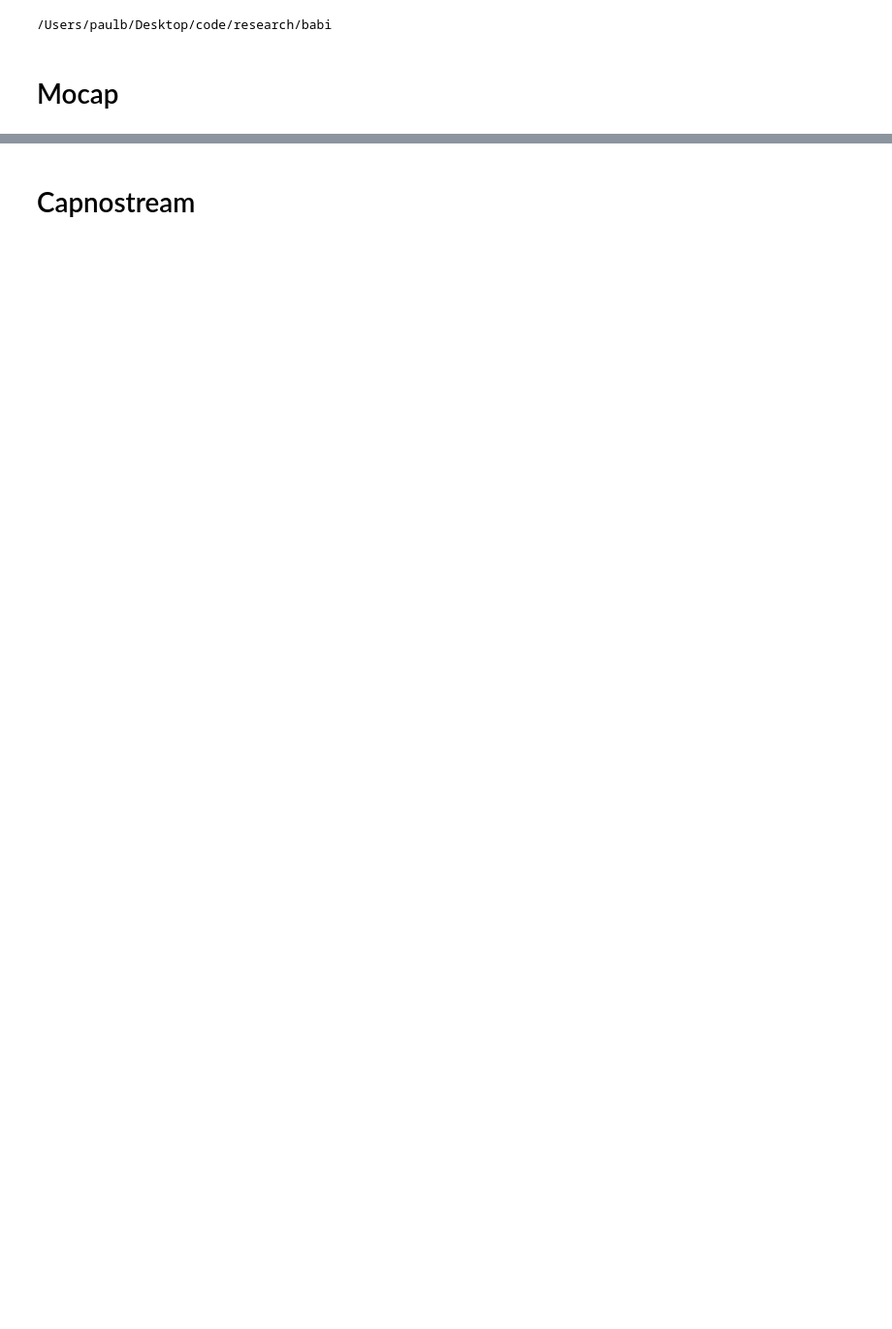
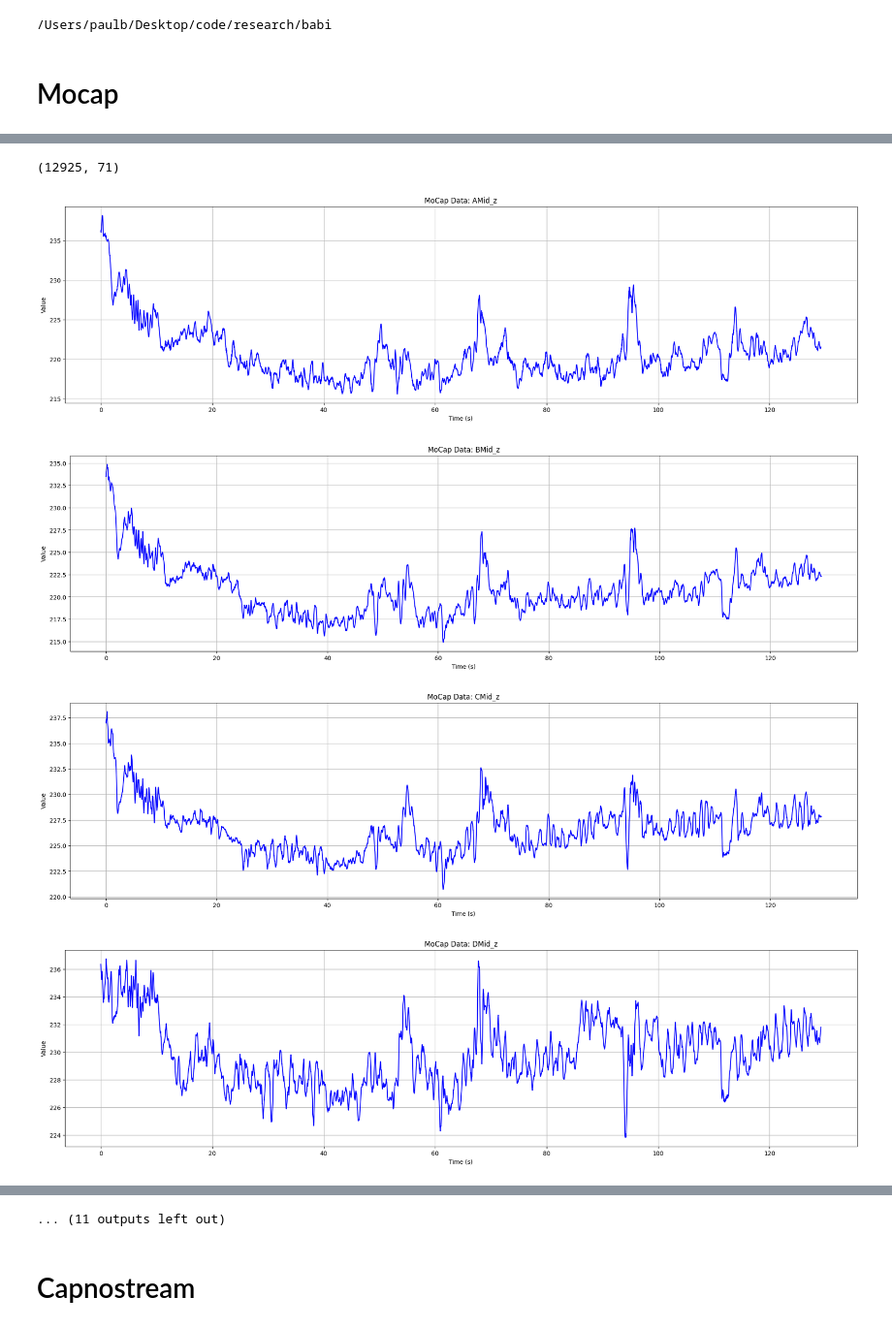
Before and after one commit to bsu-cbs-research/babi, a Jupyter notebook: data/exploration.ipynb, the cells around one changed output, grey strips where cells are left out. Shown at 97% size. Cells and saved outputs as stored; diff of their text form; code cells hidden in the pictures; blank space fills up the shorter version.

```diff
--- a/data/exploration.ipynb
+++ b/data/exploration.ipynb
@@ -21 +21,31 @@ mocap_df.head()
 5 rows × 25 columns
+# %%
+mocap_df: pd.DataFrame = pd.read_pickle(constants.preprocessed_data_paths["mocap"])
+mocap_df.head()
+
+print(mocap_df.shape)
+# %% [output]
+(12925, 71)
+# %%
+import matplotlib.pyplot as plt
+import numpy as np
+
+markers = mocap_df.columns[2:]
+
+for col in markers:
+    data = mocap_df[col]
+    time = np.arange(len(data)) / 100
+    plt.figure(figsize=(24, 6))
+    plt.plot(time, data, color='blue')
+    plt.title(f'MoCap Data: {col}')
+    plt.xlabel('Time (s)')
+    plt.ylabel('Value')
+    plt.grid(True)
+    plt.savefig(f'data/out/mocap_{col}.png')
+
+    if "z" not in col: plt.close()
+# %% [output]
+[figure, added]
+[figure, added]
+[figure, added]
+[figure, added]
@@ -22,2 +60,3 @@ mocap_df.head()
+... (11 outputs left out)
 # %% [markdown]
 # Capnostream
```
Also changed, not shown: parts of 9 cells of this notebook, 17 other files.
